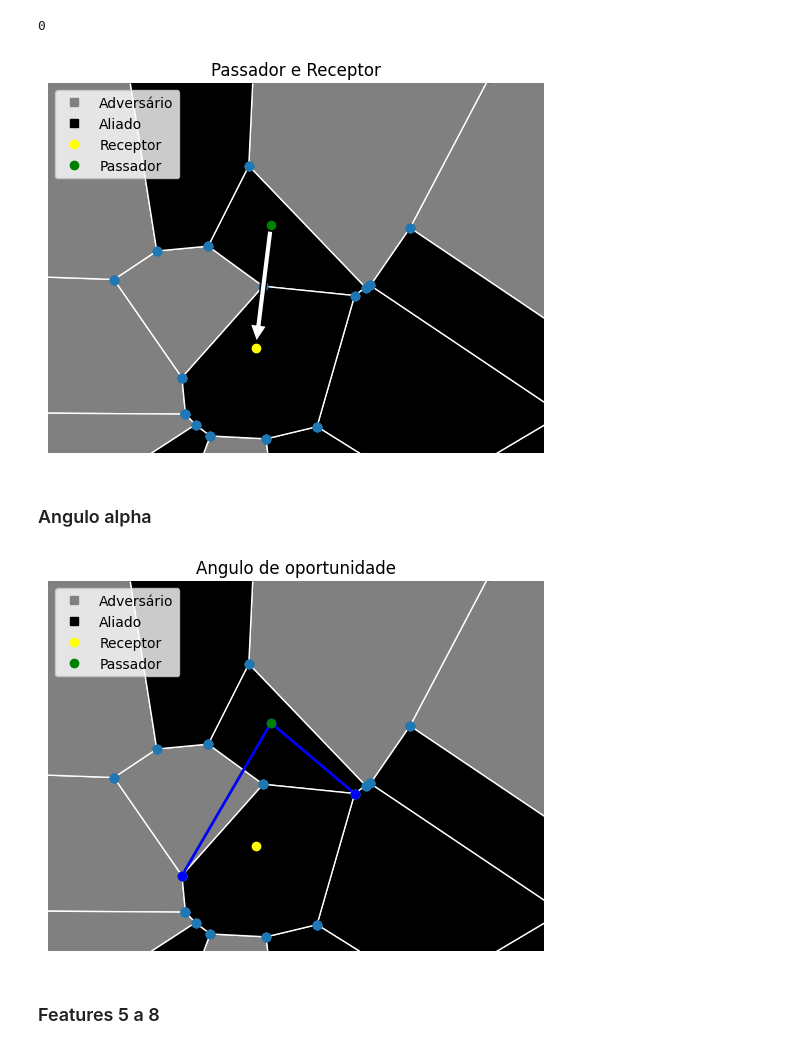
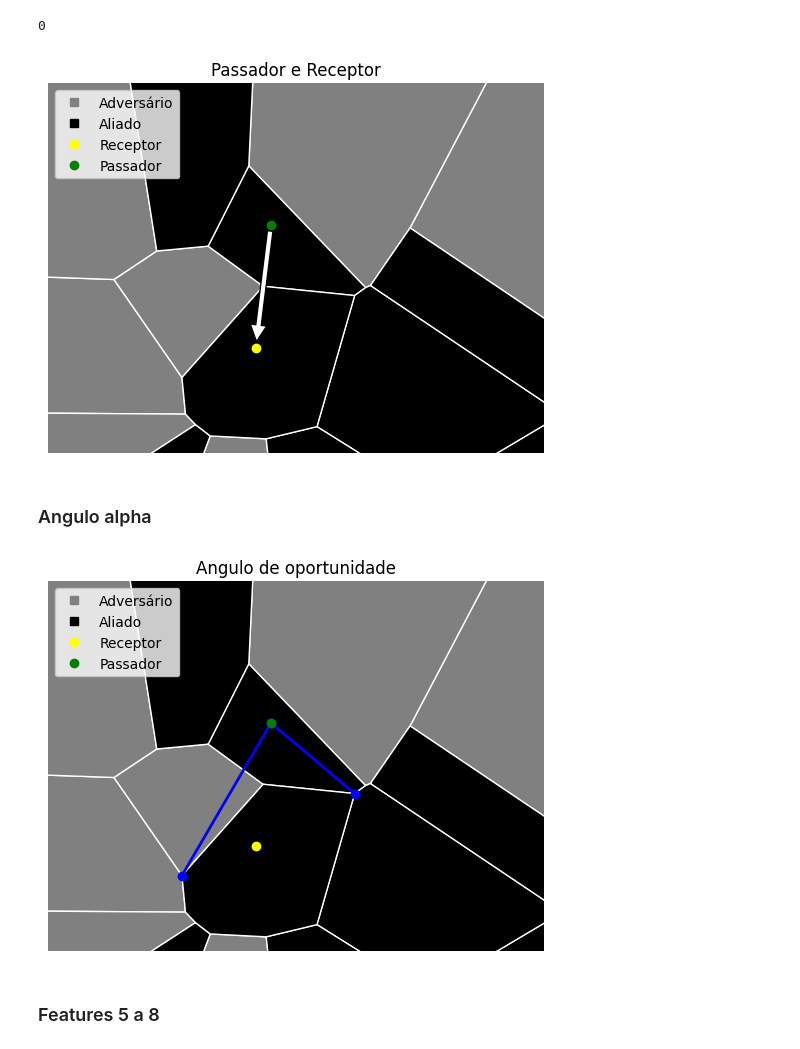
Before and after one commit to bdlemos/Faculdade, a Jupyter notebook: Semestre_5/CDAF/tp/bernardo copy.ipynb, the cells around one changed output. Drawn from its saved outputs; the diff is of its cells as text; code cells hidden in the pictures.

```diff
--- a/Semestre_5/CDAF/tp/bernardo copy.ipynb
+++ b/Semestre_5/CDAF/tp/bernardo copy.ipynb
@@ -218,35 +218,35 @@ for i in range(22):
     if row[f'{i}_player_id'] == row['passer_player']:
         passes = i
 
 passe_x = [points[passes, 0], points[receives, 0]]
 passe_y = [points[passes, 1], points[receives, 1]]
 
 fig, ax = plt.subplots()
 
 for i,region in enumerate(polygons):
-  plot_polygon(region, ax=ax, facecolor='k' if i > 10 else 'gray', linewidth=1,edgecolor='w')
+  plot_polygon(region, ax=ax, facecolor='k' if i > 10 else 'gray', linewidth=1,edgecolor='w', add_points=False)
 
 ax.plot([], [], 's', color='gray', label='Adversário')
 ax.plot([], [], 's', color='k', label='Aliado')
 
 plt.plot(points[receives, 0], points[receives, 1], 'o', color='yellow', label='Receptor')
 plt.plot(points[passes, 0], points[passes, 1], 'o', color='green', label='Passador')
 
 plt.annotate('', xy=(passe_x[-1], passe_y[-1]), xytext=(passe_x[0], passe_y[0]),
              arrowprops=dict(facecolor='white', shrink=0.05))
 
 plt.title('Passador e Receptor')
 
 plt.axis('off')
 plt.xlim(20, 60)
 plt.ylim(35, 68)
 
 # Add the legend
 ax.legend(loc='upper left')
 
 plt.show()
 # %% [output]
-[figure, old version]
+[figure, new version]
 # %% [markdown]
 ### Angulo alpha
 # %%
@@ -335,7 +335,7 @@ passe_y = [points[passes, 1], points[receives, 1]]
 fig, ax = plt.subplots()
 
 for i,region in enumerate(polygons):
-  plot_polygon(region, ax=ax, facecolor='k' if i > 10 else 'gray', linewidth=1,edgecolor='w')
+  plot_polygon(region, ax=ax, facecolor='k' if i > 10 else 'gray', linewidth=1,edgecolor='w', add_points=False)
 
 ax.plot([], [], 's', color='gray', label='Adversário')
 ax.plot([], [], 's', color='k', label='Aliado')
@@ -356,7 +356,7 @@ plt.plot(points[passes, 0], points[passes, 1], 'o', color='green', label='Passad
 ax.legend(loc='upper left')
 plt.show()
 # %% [output]
-[figure, old version]
+[figure, new version]
 # %% [markdown]
 ### Features 5 a 8
 # %%
```
Also changed, not shown: parts of 4 cells of this notebook, 28 other files.
